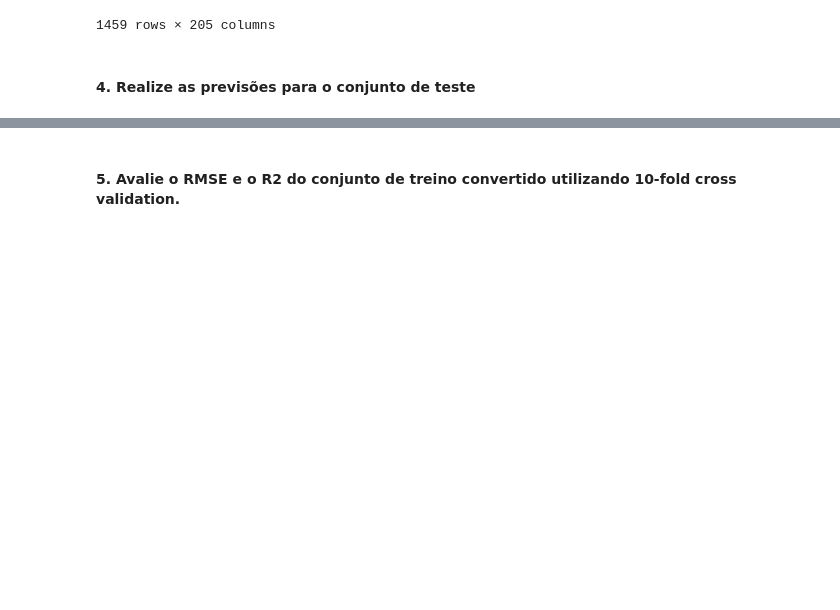
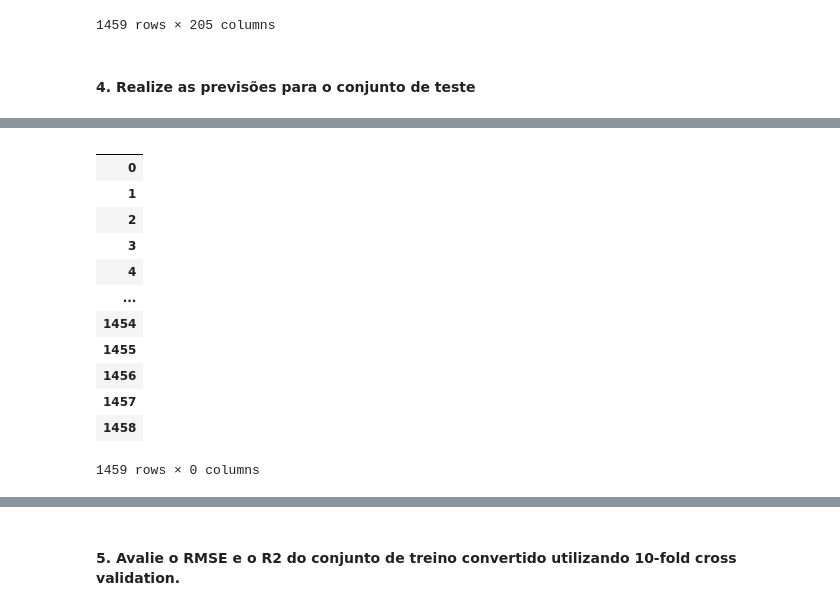
Before and after one commit to yuriresendematias/Aprendizagem-de-Maquina, a Jupyter notebook: Semana 2/Atividade2.ipynb, the cells around one changed output, grey strips where cells are left out. Drawn from its saved outputs; the diff is of its cells as text; code cells hidden in the pictures; blank space fills up the shorter version.

```diff
--- a/Semana 2/Atividade2.ipynb
+++ b/Semana 2/Atividade2.ipynb
@@ -365,20 +393,32 @@ train = train.fillna(value=medianas)
 # %%
-test[test.columns[test.isnull().any()]]
 
-x1 = train['LotFrontage'].median()
-x2 = train['MasVnrArea'].median()
-x3 = train['BsmtFinSF1'].median()
-x4 = train['BsmtFinSF2'].median()
-x5 = train['BsmtUnfSF'].median()
-x6 = train['TotalBsmtSF'].median()
-x7 = train['BsmtFullBath'].median()
-x8 = train['BsmtHalfBath'].median()
-x9 = train['GarageYrBlt'].median()
-x10 = train['GarageCars'].median()
-x11= train['GarageArea'].median()
+x1 = test['LotFrontage'].median()
+x2 = test['MasVnrArea'].median()
+x3 = test['BsmtFinSF1'].median()
+x4 = test['BsmtFinSF2'].median()
+x5 = test['BsmtUnfSF'].median()
+x6 = test['TotalBsmtSF'].median()
+x7 = test['BsmtFullBath'].median()
+x8 = test['BsmtHalfBath'].median()
+x9 = test['GarageYrBlt'].median()
+x10= test['GarageCars'].median()
+x11= test['GarageArea'].median()
 
 medianas_test = {"LotFrontage": x1, "MasVnrArea": x2, "BsmtFinSF1": x3, "BsmtFinSF2": x4, "BsmtUnfSF": x5, "TotalBsmtSF": x6, "BsmtFullBath": x7, "BsmtHalfBath": x8, "GarageYrBlt": x9, "GarageCars": x10, "GarageArea": x11,}
 
 test = test.fillna(value=medianas_test)
-
-train = train.drop(["SalePrice"], axis=1)
+test[test.columns[test.isnull().any()]]
+# %% [output]
+|  |
+| 0 |
+| 1 |
+| 2 |
+| 3 |
+| 4 |
+| ... |
+| 1454 |
+| 1455 |
+| 1456 |
+| 1457 |
+| 1458 |
+1459 rows × 0 columns
```
Also changed, not shown: parts of 23 cells of this notebook.
